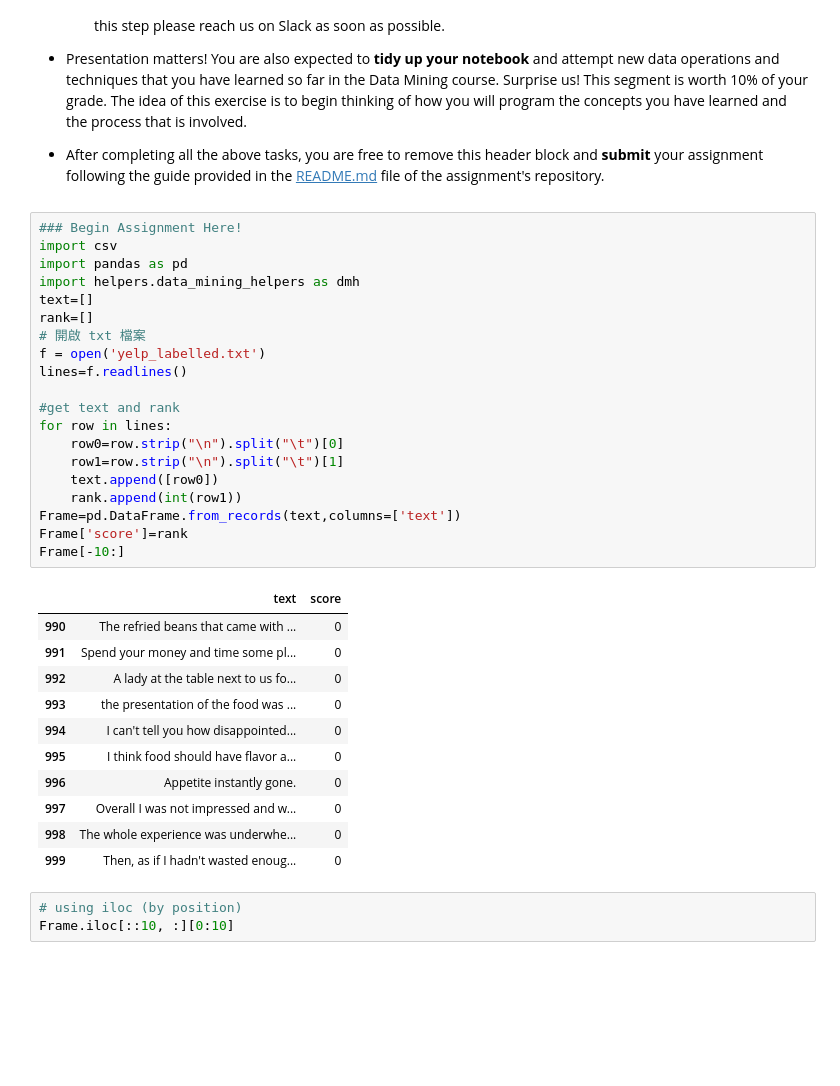
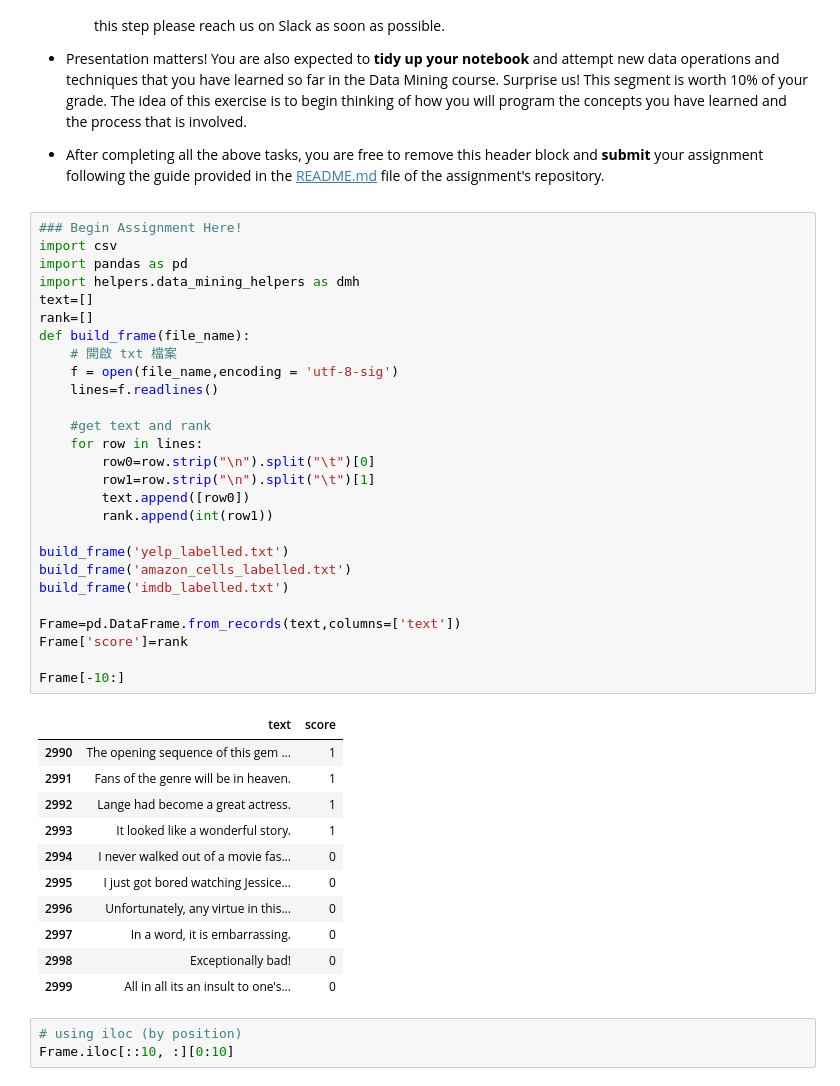
Before and after one commit to 910199/dm_2018_hw_1, a Jupyter notebook: 陳俊廷_107065502.ipynb, the cells around one changed output. Drawn from its saved outputs; the diff is of its cells as text; blank space fills up the shorter version.

```diff
--- a/陳俊廷_107065502.ipynb
+++ b/陳俊廷_107065502.ipynb
@@ -31,35 +31,42 @@ GitHub ID:29743586
 # %%
 ### Begin Assignment Here!
 import csv
 import pandas as pd
 import helpers.data_mining_helpers as dmh
 text=[]
 rank=[]
-# 開啟 txt 檔案
-f = open('yelp_labelled.txt')
-lines=f.readlines()
+def build_frame(file_name):
+    # 開啟 txt 檔案
+    f = open(file_name,encoding = 'utf-8-sig')
+    lines=f.readlines()
 
-#get text and rank
-for row in lines:
-    row0=row.strip("\n").split("\t")[0]
-    row1=row.strip("\n").split("\t")[1]
-    text.append([row0])
-    rank.append(int(row1))
+    #get text and rank
+    for row in lines:
+        row0=row.strip("\n").split("\t")[0]
+        row1=row.strip("\n").split("\t")[1]
+        text.append([row0])
+        rank.append(int(row1))
+
+build_frame('yelp_labelled.txt')
+build_frame('amazon_cells_labelled.txt')
+build_frame('imdb_labelled.txt')
+
 Frame=pd.DataFrame.from_records(text,columns=['text'])
 Frame['score']=rank
+
 Frame[-10:]
 # %% [output]
 |  | text | score |
-| 990 | The refried beans that came with ... | 0 |
-| 991 | Spend your money and time some pl... | 0 |
-| 992 | A lady at the table next to us fo... | 0 |
-| 993 | the presentation of the food was ... | 0 |
-| 994 | I can't tell you how disappointed... | 0 |
-| 995 | I think food should have flavor a... | 0 |
-| 996 | Appetite instantly gone. | 0 |
-| 997 | Overall I was not impressed and w... | 0 |
-| 998 | The whole experience was underwhe... | 0 |
-| 999 | Then, as if I hadn't wasted enoug... | 0 |
+| 2990 | The opening sequence of this gem ... | 1 |
+| 2991 | Fans of the genre will be in heaven. | 1 |
+| 2992 | Lange had become a great actress. | 1 |
+| 2993 | It looked like a wonderful story. | 1 |
+| 2994 | I never walked out of a movie fas... | 0 |
+| 2995 | I just got bored watching Jessice... | 0 |
+| 2996 | Unfortunately, any virtue in this... | 0 |
+| 2997 | In a word, it is embarrassing. | 0 |
+| 2998 | Exceptionally bad! | 0 |
+| 2999 | All in all its an insult to one's... | 0 |
 # %%
 # using iloc (by position)
 Frame.iloc[::10, :][0:10]
```
Also changed, not shown: parts of 16 cells of this notebook.
